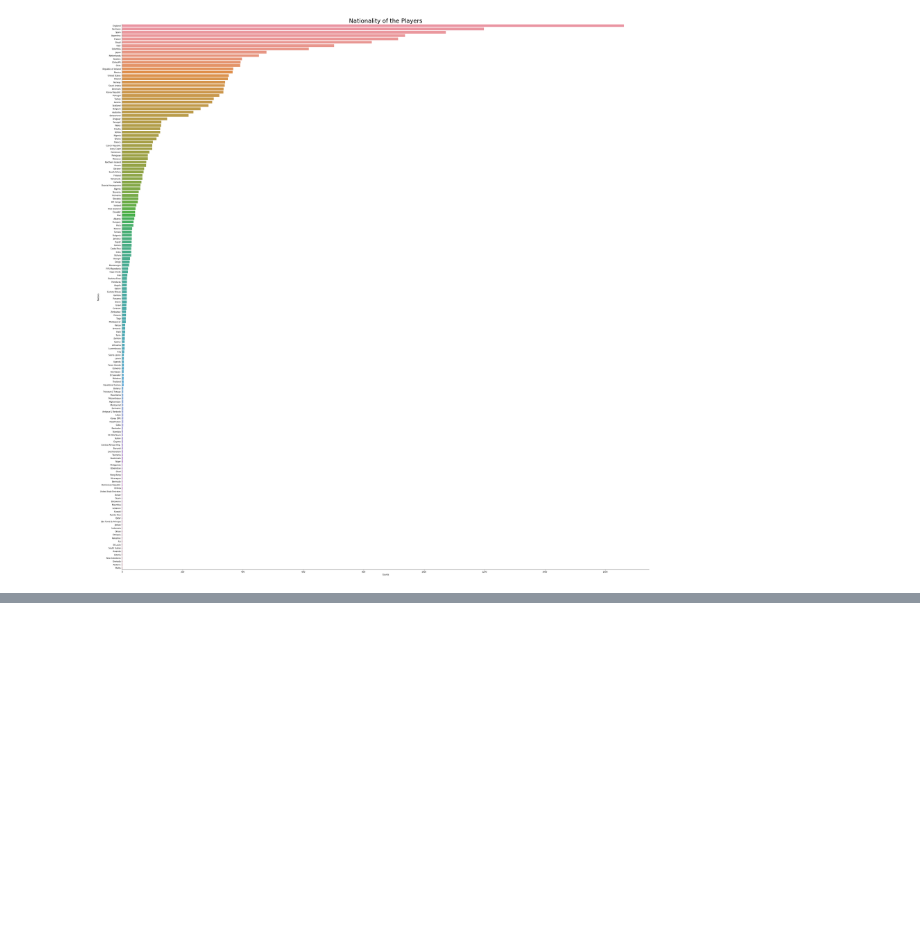
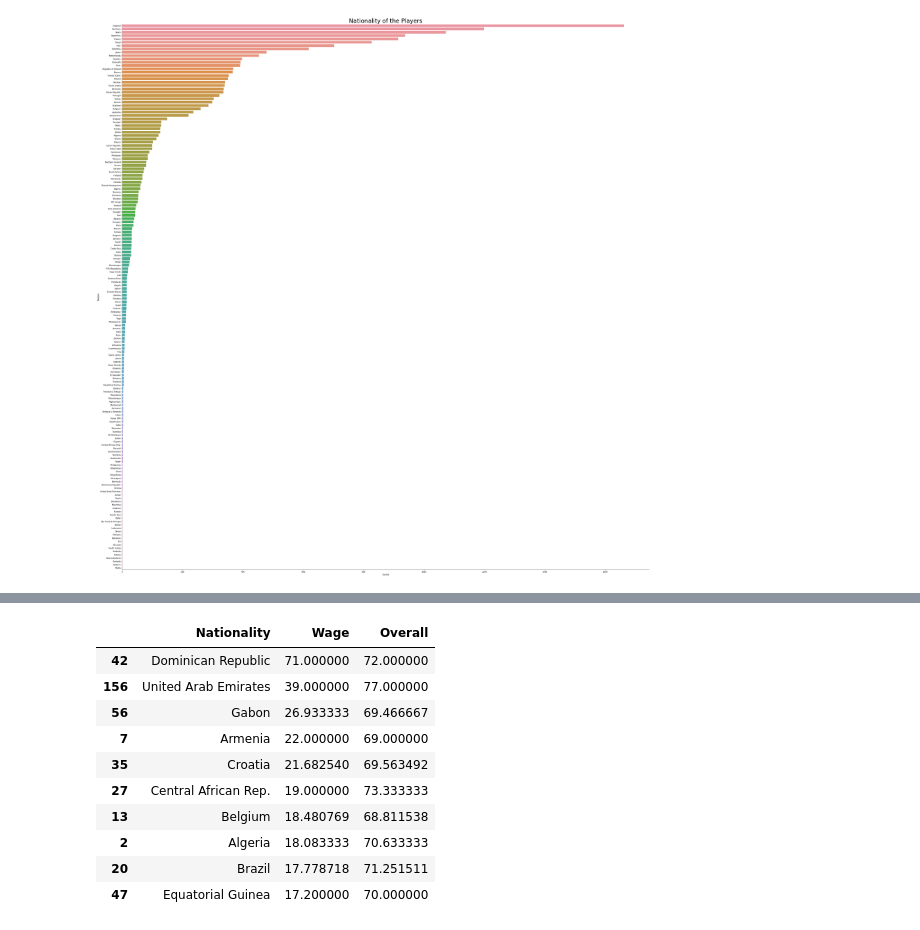
Before and after one commit to domu904/Domu.MachineLearning, a Jupyter notebook: soccerData_part3.ipynb, the cells around one changed output, grey strips where cells are left out. Cells and saved outputs as stored; diff of their text form; code cells hidden in the pictures; blank space fills up the shorter version.

```diff
--- a/soccerData_part3.ipynb
+++ b/soccerData_part3.ipynb
@@ -134,0 +175,15 @@ plt.title("Nationality of the Players",
+# %%
+top10bywage = avgwageoverall.iloc[0:10,:]
+top10bywage
+# %% [output]
+|  | Nationality | Wage | Overall |
+| 42 | Dominican Republic | 71.000000 | 72.000000 |
+| 156 | United Arab Emirates | 39.000000 | 77.000000 |
+| 56 | Gabon | 26.933333 | 69.466667 |
+| 7 | Armenia | 22.000000 | 69.000000 |
+| 35 | Croatia | 21.682540 | 69.563492 |
+| 27 | Central African Rep. | 19.000000 | 73.333333 |
+| 13 | Belgium | 18.480769 | 68.811538 |
+| 2 | Algeria | 18.083333 | 70.633333 |
+| 20 | Brazil | 17.778718 | 71.251511 |
+| 47 | Equatorial Guinea | 17.200000 | 70.000000 |
```
Also changed, not shown: parts of 4 cells of this notebook.
